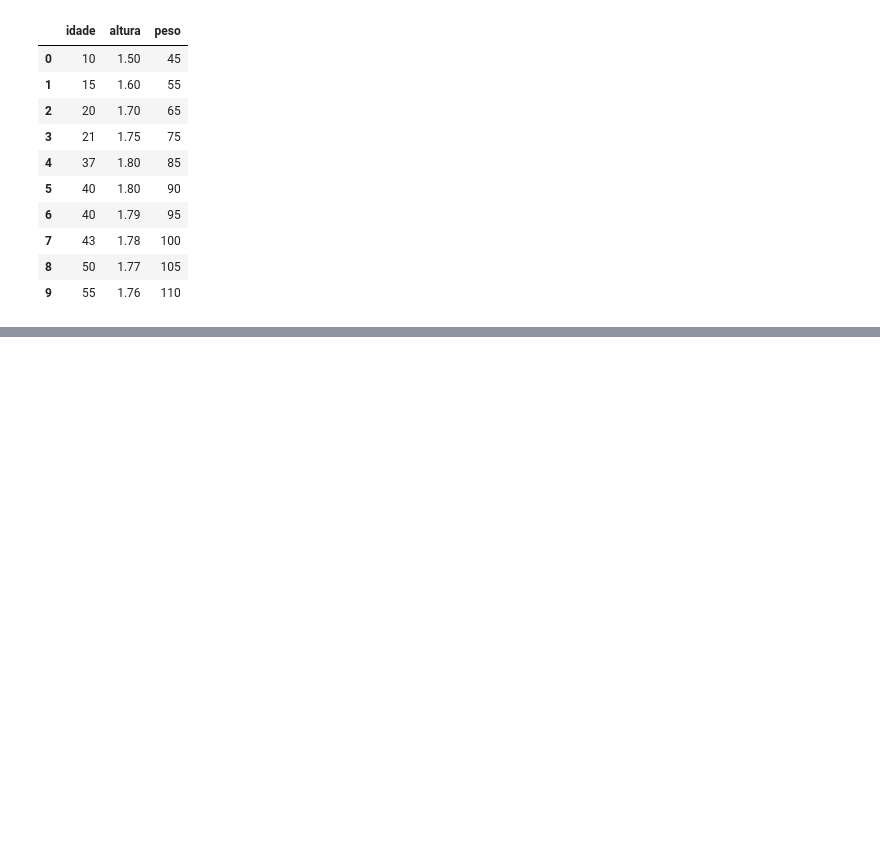
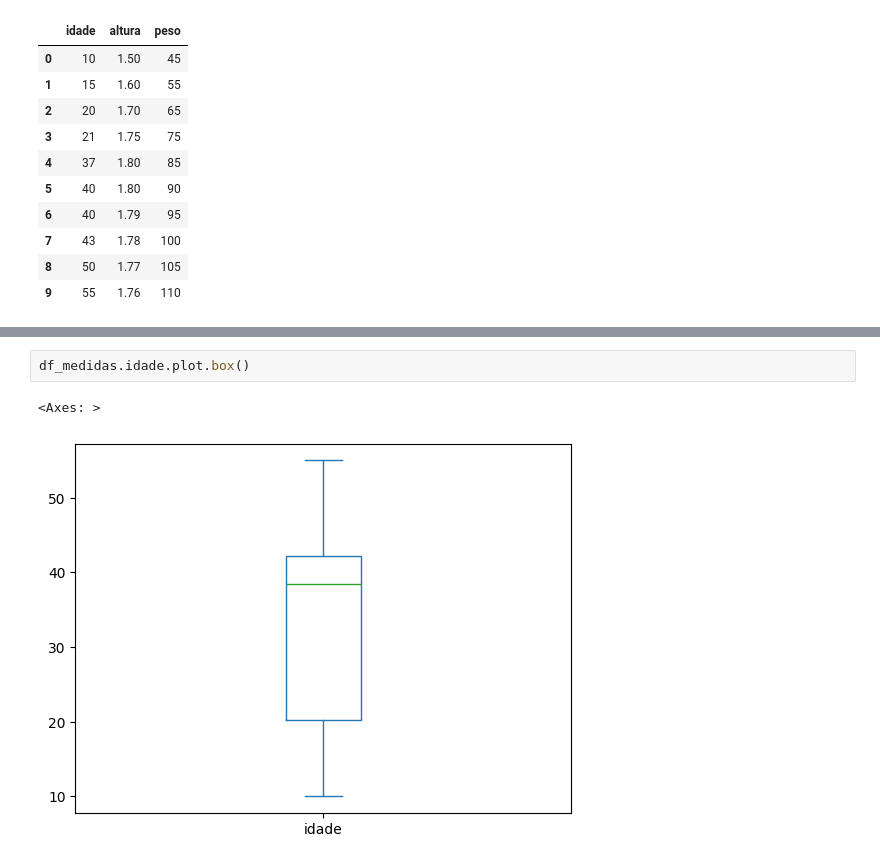
Before and after one commit to DaviPaluch/ai-development, a Jupyter notebook: statistic_4_devs.ipynb, the cells around one changed output, grey strips where cells are left out. Drawn from its saved outputs; the diff is of its cells as text; blank space fills up the shorter version.

```diff
--- a/statistic_4_devs.ipynb
+++ b/statistic_4_devs.ipynb
@@ -60,0 +57,5 @@ dict_vendas = {
+# %%
+df_medidas.idade.plot.box()
+# %% [output]
+<Axes: >
+[figure, added]
```
Also changed, not shown: parts of 18 cells of this notebook.
